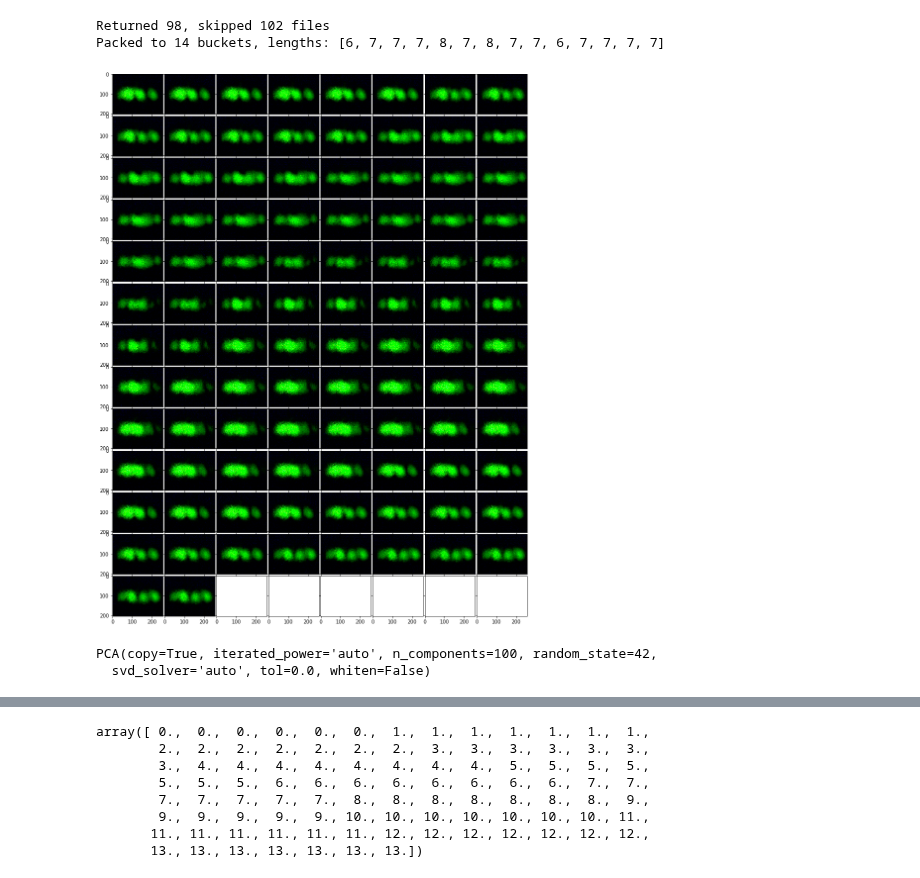
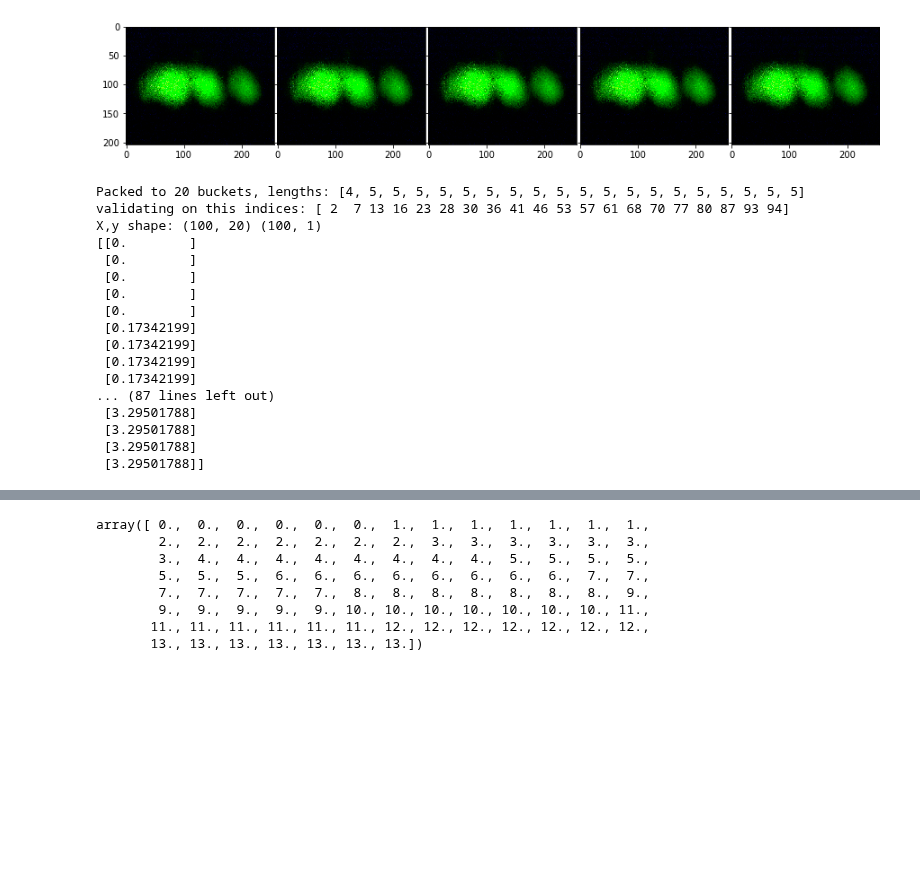
Before and after one commit to DaniloZZZ/quantTechLab, a Jupyter notebook: main.ipynb, the cells around one changed output, grey strips where cells are left out. Saved outputs shown, nothing was run; the diff lists cells and outputs as text; code cells hidden in the pictures; blank space fills up the shorter version.

Commit message:
image recogn working

```diff
--- a/main.ipynb
+++ b/main.ipynb
@@ -20,9 +24,3 @@ experiment = Dict2Obj({
 })
 
 #downscale_nsave(path,'small',factor=0.2)
-# %%
-data = list(dgen(path,experiment,start=0,limit = 200))
-packed = pack_by_value(data)
-# %% [output]
-Returned 98, skipped 102 files
-Packed to 14 buckets, lengths: [6, 7, 7, 7, 8, 7, 8, 7, 7, 6, 7, 7, 7, 7]
@@ -29,13 +34,49 @@ Packed to 14 buckets, lengths: [6, 7, 7, 7, 8, 7, 8, 7, 7, 6, 7, 7, 7, 7]
 # %%
 imgs = [d[0] for d in data]
-plot_images_table(imgs,figsize=(15,35))
+
+plot_images_table(imgs[:5],columns=5,figsize=(15,35))
 # %% [output]
-[figure, old version]
+[figure, new version]
-# %%
-n_components = 100
-pca = PCA(n_components=n_components, random_state=42)
-X = [np.array(d.getdata()).flatten() for d in imgs]
-pca.fit(X)
-# %% [output]
-PCA(copy=True, iterated_power='auto', n_components=100, random_state=42,
-  svd_solver='auto', tol=0.0, whiten=False)
+# %%
+n_components = 20
+#train_gen = pipeline(path,experiment)
+#train_data = []
+#for t in train_gen:
+    #train_data.append(t)
+ #   print(t[1])
+
+pca_gen, transformed = get_pca_sk_transformer((d[0][:,:,1] for d in train_data),n_components=n_components)
+
+X_train, y_train = np.array(transformed)/256, np.array([d[1] for d in train_data])
+y_train -= np.mean(y_train)
+y_train /= np.std(y_train)
+y_train-=np.min(y_train)
+packed = pack_by_value(train_data)
+pack_sizes = [len(p[1]) for p in packed]
+np.random.seed(42)
+validate = np.array([np.random.randint(0,s) for s in pack_sizes])
+cum = np.cumsum([0]+pack_sizes)
+
+validate = validate+cum[:-1]
+print('validating on this indices:',validate)
+train = np.delete(range(len(X_train)),validate)
+print("X,y shape:",X_train.shape,y_train.shape)
+print(y_train)
+# %% [output]
+Packed to 20 buckets, lengths: [4, 5, 5, 5, 5, 5, 5, 5, 5, 5, 5, 5, 5, 5, 5, 5, 5, 5, 5, 5]
+validating on this indices: [ 2  7 13 16 23 28 30 36 41 46 53 57 61 68 70 77 80 87 93 94]
+X,y shape: (100, 20) (100, 1)
+[[0.        ]
+ [0.        ]
+ [0.        ]
+ [0.        ]
+ [0.        ]
+ [0.17342199]
+ [0.17342199]
+ [0.17342199]
+ [0.17342199]
+... (87 lines left out)
+ [3.29501788]
+ [3.29501788]
+ [3.29501788]
+ [3.29501788]]
```
Also changed, not shown: parts of 10 cells of this notebook, 2 other files.
